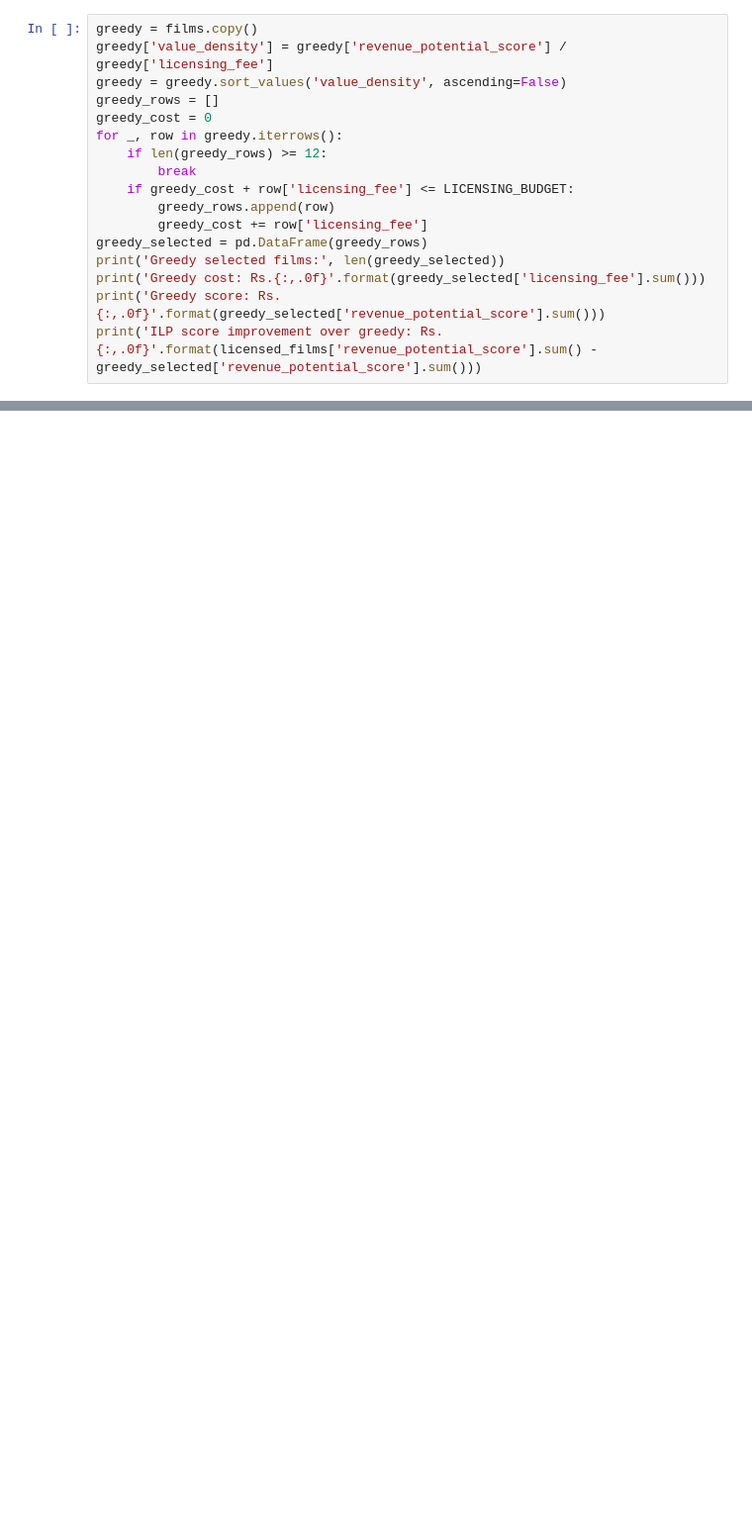
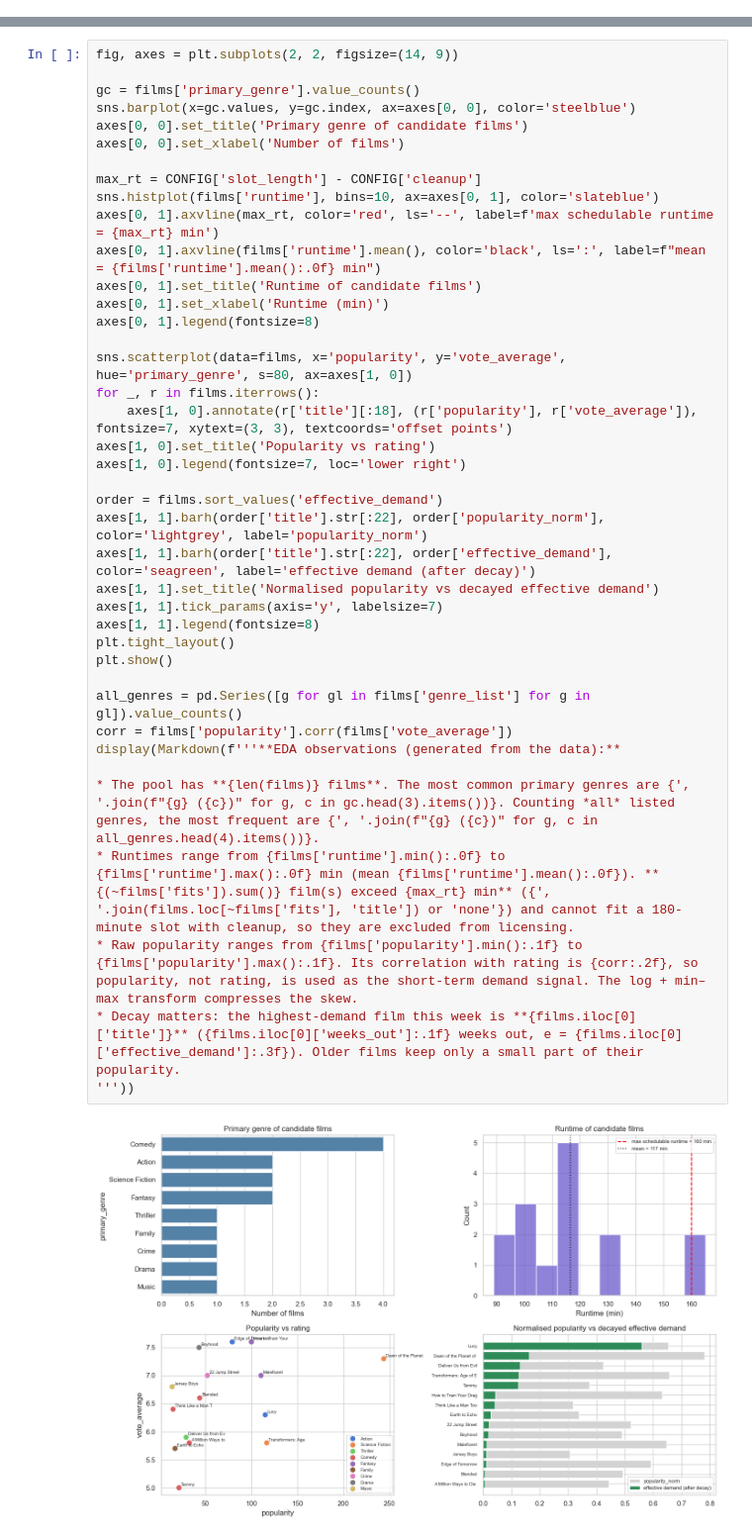
Before and after one commit to Abhishek-karthik/Multiplex_screen_scheduling, a Jupyter notebook: multiplex_screen_scheduling.ipynb, the cells around one changed output, grey strips where cells are left out. Shown at 99% size. Cells and saved outputs as stored; diff of their text form; blank space fills up the shorter version.

```diff
--- a/multiplex_screen_scheduling.ipynb
+++ b/multiplex_screen_scheduling.ipynb
@@ -714,17 +0,0 @@ Regional category available in pool: False
-# %%
-greedy = films.copy()
-greedy['value_density'] = greedy['revenue_potential_score'] / greedy['licensing_fee']
-greedy = greedy.sort_values('value_density', ascending=False)
-greedy_rows = []
-greedy_cost = 0
-for _, row in greedy.iterrows():
-    if len(greedy_rows) >= 12:
-        break
-    if greedy_cost + row['licensing_fee'] <= LICENSING_BUDGET:
-        greedy_rows.append(row)
-        greedy_cost += row['licensing_fee']
-greedy_selected = pd.DataFrame(greedy_rows)
-print('Greedy selected films:', len(greedy_selected))
-print('Greedy cost: Rs.{:,.0f}'.format(greedy_selected['licensing_fee'].sum()))
-print('Greedy score: Rs.{:,.0f}'.format(greedy_selected['revenue_potential_score'].sum()))
-print('ILP score improvement over greedy: Rs.{:,.0f}'.format(licensed_films['revenue_potential_score'].sum() - greedy_selected['revenue_potential_score'].sum()))
@@ -1780,0 +553,42 @@ to ensure genre diversity — which is exactly what Goal Programming is designed
+# %%
+fig, axes = plt.subplots(2, 2, figsize=(14, 9))
+
+gc = films['primary_genre'].value_counts()
+sns.barplot(x=gc.values, y=gc.index, ax=axes[0, 0], color='steelblue')
+axes[0, 0].set_title('Primary genre of candidate films')
+axes[0, 0].set_xlabel('Number of films')
+
+max_rt = CONFIG['slot_length'] - CONFIG['cleanup']
+sns.histplot(films['runtime'], bins=10, ax=axes[0, 1], color='slateblue')
+axes[0, 1].axvline(max_rt, color='red', ls='--', label=f'max schedulable runtime = {max_rt} min')
+axes[0, 1].axvline(films['runtime'].mean(), color='black', ls=':', label=f"mean = {films['runtime'].mean():.0f} min")
+axes[0, 1].set_title('Runtime of candidate films')
+axes[0, 1].set_xlabel('Runtime (min)')
+axes[0, 1].legend(fontsize=8)
+
+sns.scatterplot(data=films, x='popularity', y='vote_average', hue='primary_genre', s=80, ax=axes[1, 0])
+for _, r in films.iterrows():
+    axes[1, 0].annotate(r['title'][:18], (r['popularity'], r['vote_average']), fontsize=7, xytext=(3, 3), textcoords='offset points')
+axes[1, 0].set_title('Popularity vs rating')
+axes[1, 0].legend(fontsize=7, loc='lower right')
+
+order = films.sort_values('effective_demand')
+axes[1, 1].barh(order['title'].str[:22], order['popularity_norm'], color='lightgrey', label='popularity_norm')
+axes[1, 1].barh(order['title'].str[:22], order['effective_demand'], color='seagreen', label='effective demand (after decay)')
+axes[1, 1].set_title('Normalised popularity vs decayed effective demand')
+axes[1, 1].tick_params(axis='y', labelsize=7)
+axes[1, 1].legend(fontsize=8)
+plt.tight_layout()
+plt.show()
+
+all_genres = pd.Series([g for gl in films['genre_list'] for g in gl]).value_counts()
+corr = films['popularity'].corr(films['vote_average'])
+display(Markdown(f'''**EDA observations (generated from the data):**
+
+* The pool has **{len(films)} films**. The most common primary genres are {', '.join(f"{g} ({c})" for g, c in gc.head(3).items())}. Counting *all* listed genres, the most frequent are {', '.join(f"{g} ({c})" for g, c in all_genres.head(4).items())}.
+* Runtimes range from {films['runtime'].min():.0f} to {films['runtime'].max():.0f} min (mean {films['runtime'].mean():.0f}). **{(~films['fits']).sum()} film(s) exceed {max_rt} min** ({', '.join(films.loc[~films['fits'], 'title']) or 'none'}) and cannot fit a 180-minute slot with cleanup, so they are excluded from licensing.
+* Raw popularity ranges from {films['popularity'].min():.1f} to {films['popularity'].max():.1f}. Its correlation with rating is {corr:.2f}, so popularity, not rating, is used as the short-term demand signal. The log + min–max transform compresses the skew.
+* Decay matters: the highest-demand film this week is **{films.iloc[0]['title']}** ({films.iloc[0]['weeks_out']:.1f} weeks out, e = {films.iloc[0]['effective_demand']:.3f}). Older films keep only a small part of their popularity.
+'''))
+# %% [output]
+[figure, added]
```
Also changed, not shown: parts of 135 cells of this notebook, 32 other files.
